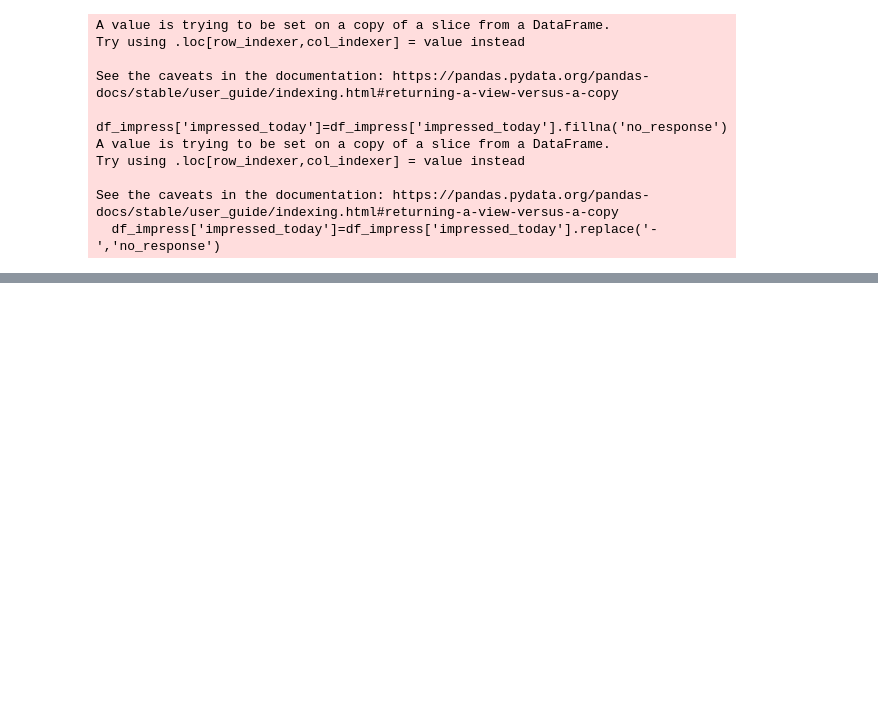
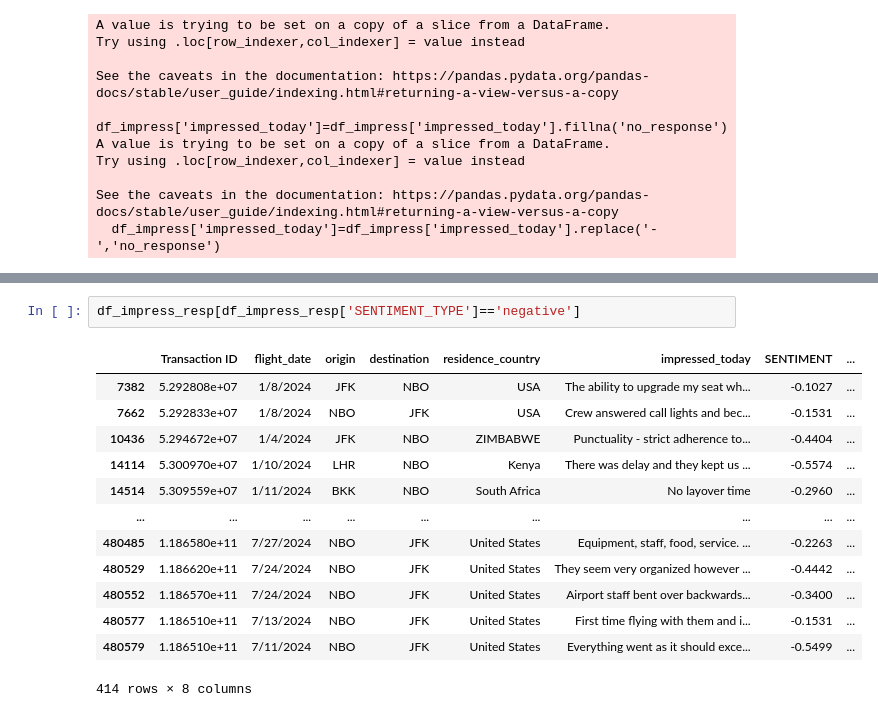
Before and after one commit to Karlajack/Final_Capstone_Project, a Jupyter notebook: Airline_Customer_Reviews.ipynb, the cells around one changed output, grey strips where cells are left out. Saved outputs shown, nothing was run; the diff lists cells and outputs as text; blank space fills up the shorter version.

```diff
--- a/Airline_Customer_Reviews.ipynb
+++ b/Airline_Customer_Reviews.ipynb
@@ -267,0 +326,16 @@ df_impress_resp
+# %%
+df_impress_resp[df_impress_resp['SENTIMENT_TYPE']=='negative']
+# %% [output]
+|  | Transaction ID | flight_date | origin | destination | residence_country | impressed_today | SENTIMENT | ... |
+| 7382 | 5.292808e+07 | 1/8/2024 | JFK | NBO | USA | The ability to upgrade my seat wh... | -0.1027 | ... |
+| 7662 | 5.292833e+07 | 1/8/2024 | NBO | JFK | USA | Crew answered call lights and bec... | -0.1531 | ... |
+| 10436 | 5.294672e+07 | 1/4/2024 | JFK | NBO | ZIMBABWE | Punctuality - strict adherence to... | -0.4404 | ... |
+| 14114 | 5.300970e+07 | 1/10/2024 | LHR | NBO | Kenya | There was delay and they kept us ... | -0.5574 | ... |
+| 14514 | 5.309559e+07 | 1/11/2024 | BKK | NBO | South Africa | No layover time | -0.2960 | ... |
+| ... | ... | ... | ... | ... | ... | ... | ... | ... |
+| 480485 | 1.186580e+11 | 7/27/2024 | NBO | JFK | United States | Equipment, staff, food, service. ... | -0.2263 | ... |
+| 480529 | 1.186620e+11 | 7/24/2024 | NBO | JFK | United States | They seem very organized however ... | -0.4442 | ... |
+| 480552 | 1.186570e+11 | 7/24/2024 | NBO | JFK | United States | Airport staff bent over backwards... | -0.3400 | ... |
+| 480577 | 1.186510e+11 | 7/13/2024 | NBO | JFK | United States | First time flying with them and i... | -0.1531 | ... |
+| 480579 | 1.186510e+11 | 7/11/2024 | NBO | JFK | United States | Everything went as it should exce... | -0.5499 | ... |
+414 rows × 8 columns
```
Also changed, not shown: parts of 8 cells of this notebook.
